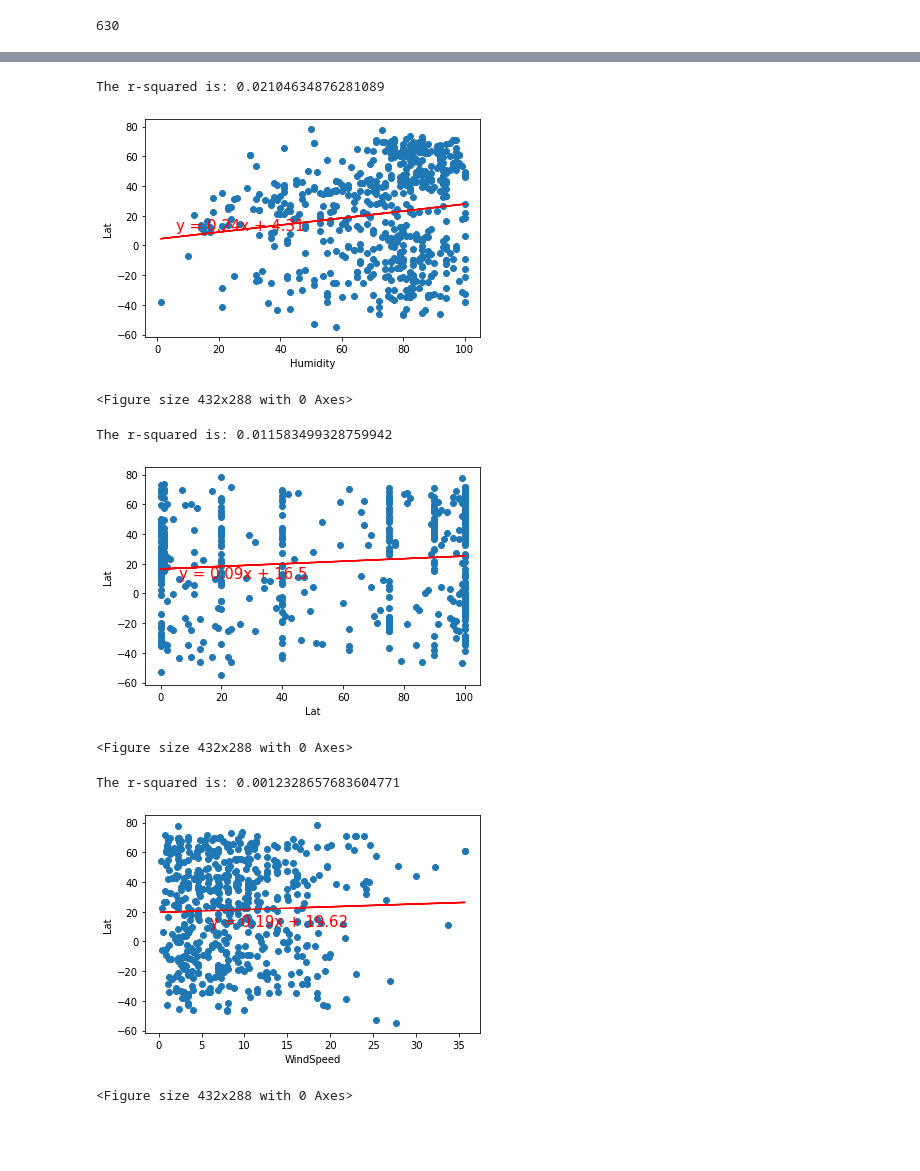
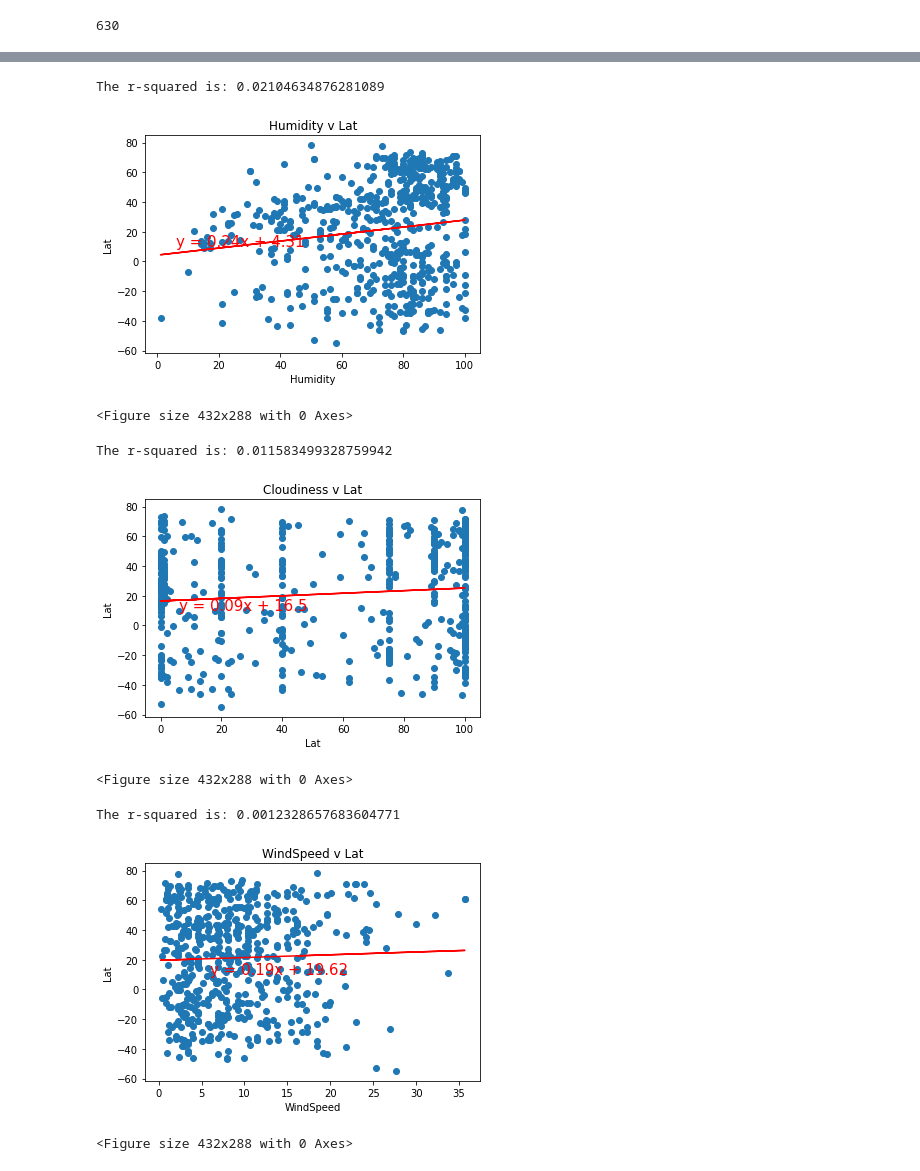
Before and after one commit to GowthamKK25/Python_API-s-HW, a Jupyter notebook: WeatherPy/WeatherMain.ipynb, the cells around one changed output, grey strips where cells are left out. Cells and saved outputs as stored; diff of their text form; code cells hidden in the pictures; blank space fills up the shorter version.

```diff
--- a/WeatherPy/WeatherMain.ipynb
+++ b/WeatherPy/WeatherMain.ipynb
@@ -151,21 +156,22 @@ The r-squared is: 0.5824484216543031
 # %%
 # The following plot is measuring the relation between humidity and latitude, of which there seems to be little
 x_values = weather_dataframe['Humidity']
 y_values = weather_dataframe['Lat']
 (slope, intercept, rvalue, pvalue, stderr) = linregress(x_values, y_values)
 regress_values = x_values * slope + intercept
 line_eq = "y = " + str(round(slope,2)) + "x + " + str(round(intercept,2))
 plt.scatter(x_values,y_values)
 plt.plot(x_values,regress_values,"r-")
 plt.annotate(line_eq,(6,10),fontsize=15,color="red")
 plt.xlabel('Humidity')
 plt.ylabel('Lat')
 print(f"The r-squared is: {rvalue**2}")
+plt.title("Humidity v Lat")
 plt.show()
 plt.savefig("Humidity.png")
 # %% [output]
 The r-squared is: 0.02104634876281089
-[figure, old version]
+[figure, new version]
 <Figure size 432x288 with 0 Axes>
 # %%
 # The following shows the relation of Cloudniness and Latitude, at there seems to be lttile
@@ -180,11 +186,12 @@ plt.annotate(line_eq,(6,10),fontsize=15,color="red")
 plt.xlabel('Lat')
 plt.ylabel('Lat')
 print(f"The r-squared is: {rvalue**2}")
+plt.title("Cloudiness v Lat")
 plt.show()
 plt.savefig("Cloudiness.png")
 # %% [output]
 The r-squared is: 0.011583499328759942
-[figure, old version]
+[figure, new version]
 <Figure size 432x288 with 0 Axes>
 # %%
 # The following graphy shows the relation between Wind Speed and Lat, of which there is little
@@ -199,11 +206,12 @@ plt.annotate(line_eq,(6,10),fontsize=15,color="red")
 plt.xlabel('WindSpeed')
 plt.ylabel('Lat')
 print(f"The r-squared is: {rvalue**2}")
+plt.title("WindSpeed v Lat")
 plt.show()
 plt.savefig("WindSpeed.png")
 # %% [output]
 The r-squared is: 0.0012328657683604771
-[figure, old version]
+[figure, new version]
 <Figure size 432x288 with 0 Axes>
 # %%
 # North and South Dataframes
```
Also changed, not shown: parts of 14 cells of this notebook, 6 other files.
